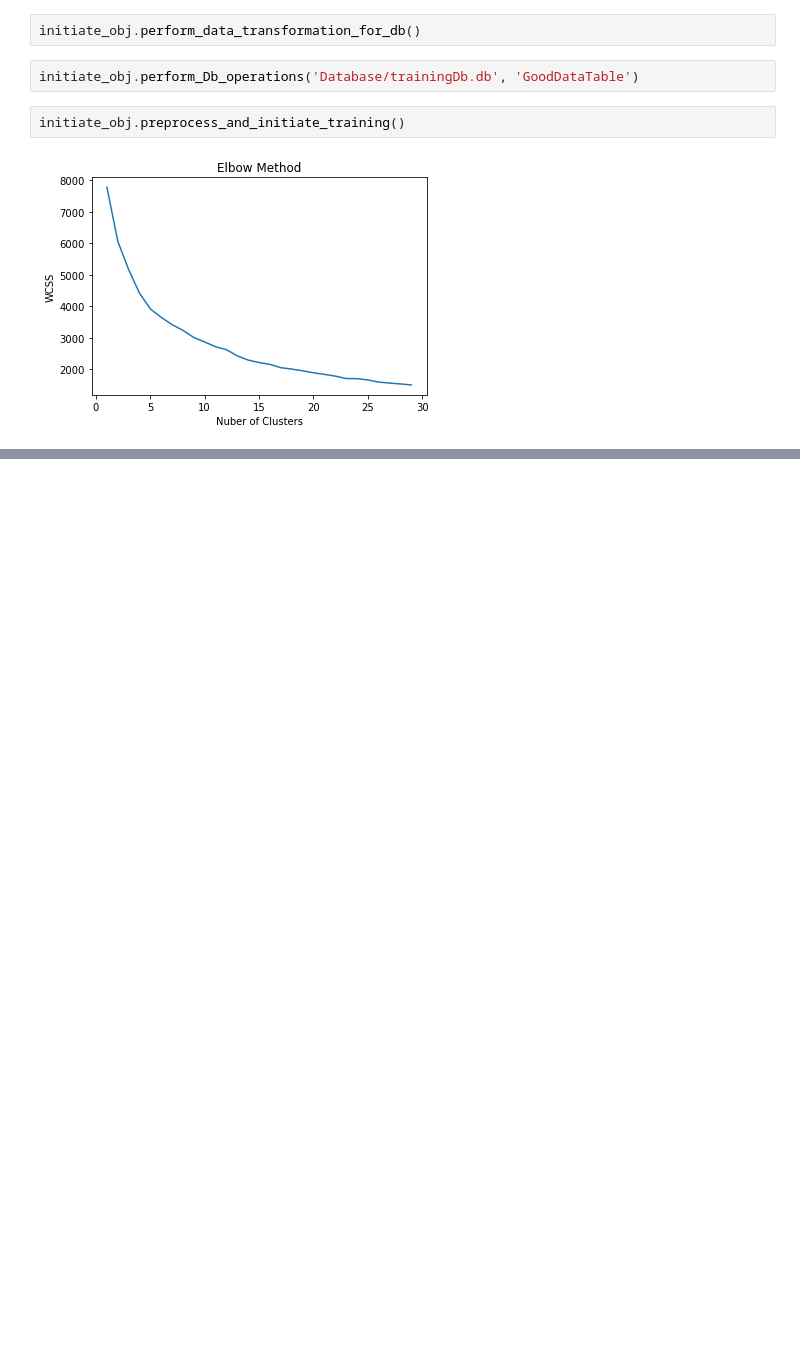
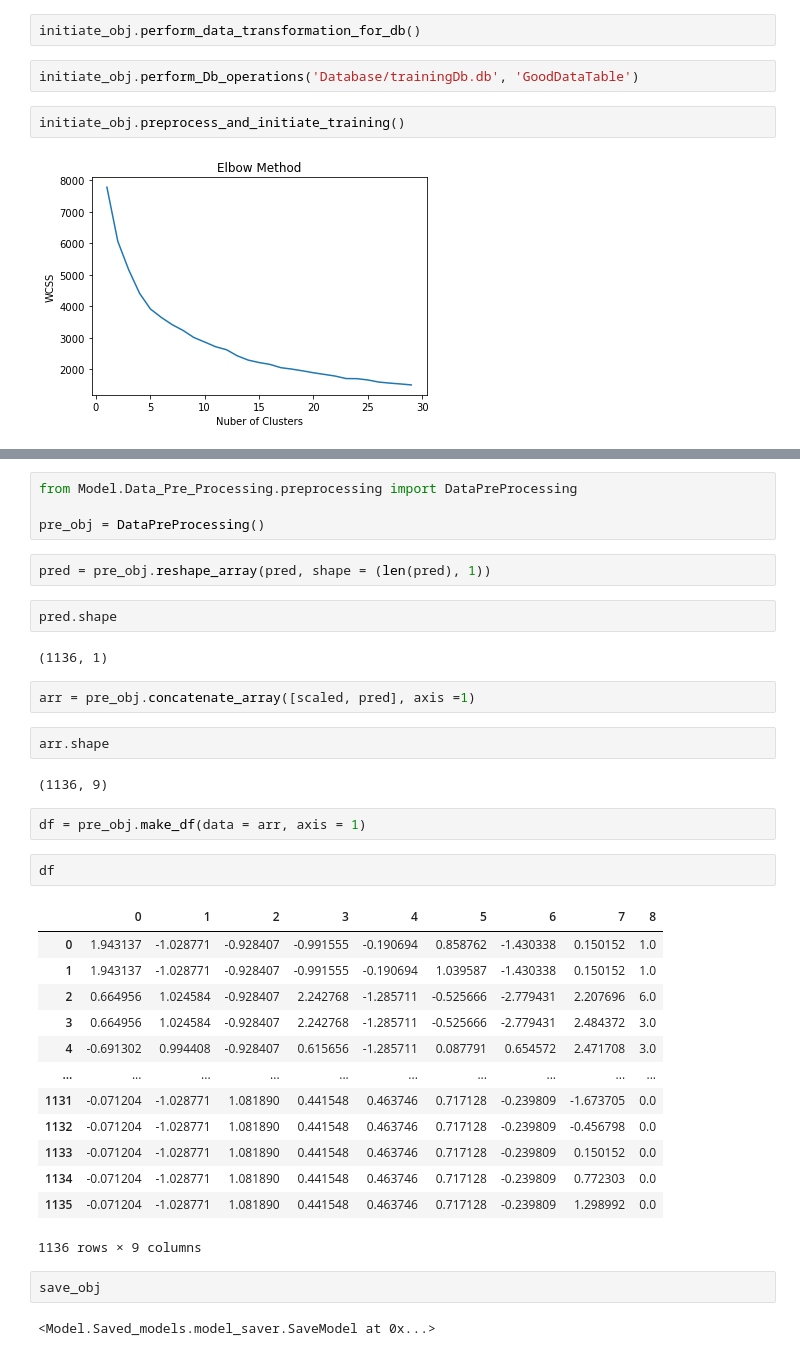
Before and after one commit to ghimanshu98/CementStrengthPredicition, a Jupyter notebook: temp.ipynb, the cells around one changed output, grey strips where cells are left out. Drawn from its saved outputs; the diff is of its cells as text; blank space fills up the shorter version.

```diff
--- a/temp.ipynb
+++ b/temp.ipynb
@@ -360,0 +410,38 @@ initiate_obj.preprocess_and_initiate_training()
+# %%
+from Model.Data_Pre_Processing.preprocessing import DataPreProcessing
+
+pre_obj = DataPreProcessing()
+# %%
+pred = pre_obj.reshape_array(pred, shape = (len(pred), 1))
+# %%
+pred.shape
+# %% [output]
+(1136, 1)
+# %%
+arr = pre_obj.concatenate_array([scaled, pred], axis =1)
+# %%
+arr.shape
+# %% [output]
+(1136, 9)
+# %%
+df = pre_obj.make_df(data = arr, axis = 1)
+# %%
+df
+# %% [output]
+|  | 0 | 1 | 2 | 3 | 4 | 5 | 6 | 7 | 8 |
+| 0 | 1.943137 | -1.028771 | -0.928407 | -0.991555 | -0.190694 | 0.858762 | -1.430338 | 0.150152 | 1.0 |
+| 1 | 1.943137 | -1.028771 | -0.928407 | -0.991555 | -0.190694 | 1.039587 | -1.430338 | 0.150152 | 1.0 |
+| 2 | 0.664956 | 1.024584 | -0.928407 | 2.242768 | -1.285711 | -0.525666 | -2.779431 | 2.207696 | 6.0 |
+| 3 | 0.664956 | 1.024584 | -0.928407 | 2.242768 | -1.285711 | -0.525666 | -2.779431 | 2.484372 | 3.0 |
+| 4 | -0.691302 | 0.994408 | -0.928407 | 0.615656 | -1.285711 | 0.087791 | 0.654572 | 2.471708 | 3.0 |
+| ... | ... | ... | ... | ... | ... | ... | ... | ... | ... |
+| 1131 | -0.071204 | -1.028771 | 1.081890 | 0.441548 | 0.463746 | 0.717128 | -0.239809 | -1.673705 | 0.0 |
+| 1132 | -0.071204 | -1.028771 | 1.081890 | 0.441548 | 0.463746 | 0.717128 | -0.239809 | -0.456798 | 0.0 |
+| 1133 | -0.071204 | -1.028771 | 1.081890 | 0.441548 | 0.463746 | 0.717128 | -0.239809 | 0.150152 | 0.0 |
+| 1134 | -0.071204 | -1.028771 | 1.081890 | 0.441548 | 0.463746 | 0.717128 | -0.239809 | 0.772303 | 0.0 |
+| 1135 | -0.071204 | -1.028771 | 1.081890 | 0.441548 | 0.463746 | 0.717128 | -0.239809 | 1.298992 | 0.0 |
+1136 rows × 9 columns
+# %%
+save_obj
+# %% [output]
+<Model.Saved_models.model_saver.SaveModel at 0x...>
```
Also changed, not shown: parts of 24 cells of this notebook, 39 other files.
